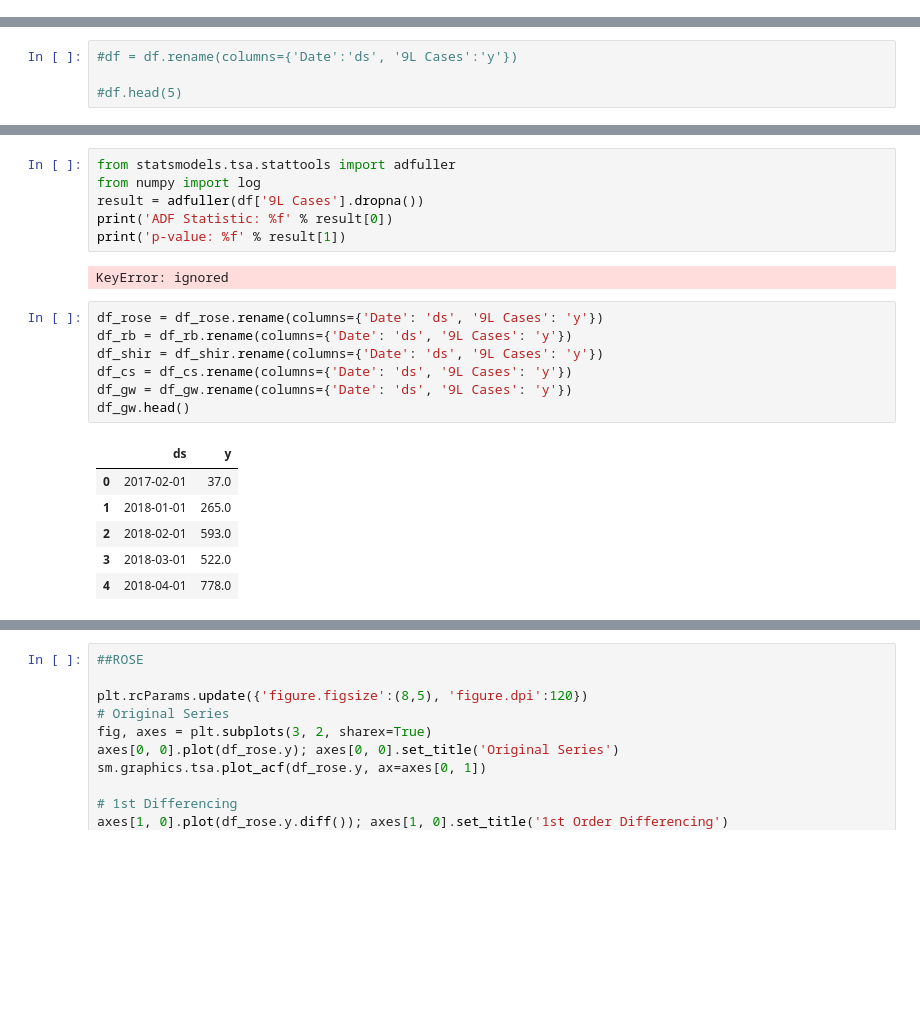
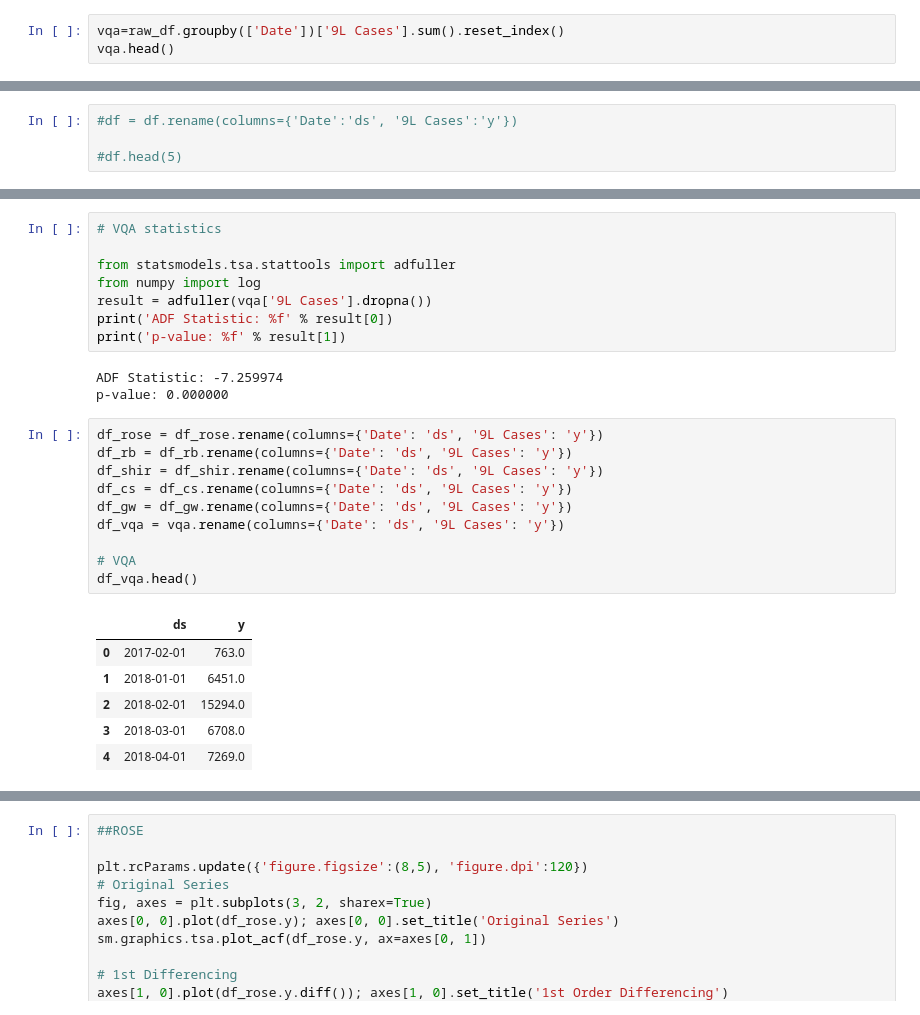
Before and after one commit to fengtastics/111-Capstone, a Jupyter notebook: Arterra_Project.ipynb, the cells around one changed output, grey strips where cells are left out. Saved outputs shown, nothing was run; the diff lists cells and outputs as text; blank space fills up the shorter version.

```diff
--- a/Arterra_Project.ipynb
+++ b/Arterra_Project.ipynb
@@ -179,3 +179,6 @@ gewurz.head()
 | 940 | 2018-01-01 | SUMAC RIDGE | GEWURZTRAMINER | 183.0 | 16.09 | 35395.0 |
 | 929 | 2018-01-01 | SEE YA LATER RANCH | GEWURZTRAMINER | 82.0 | 19.54 | 19109.0 |
 | 1026 | 2018-02-01 | SUMAC RIDGE | GEWURZTRAMINER | 230.0 | 16.09 | 44453.0 |
+# %%
+vqa=raw_df.groupby(['Date'])['9L Cases'].sum().reset_index()
+vqa.head()
@@ -244,22 +265,28 @@ KeyError: ignored
 # %%
+# VQA statistics
+
 from statsmodels.tsa.stattools import adfuller
 from numpy import log
-result = adfuller(df['9L Cases'].dropna())
+result = adfuller(vqa['9L Cases'].dropna())
 print('ADF Statistic: %f' % result[0])
 print('p-value: %f' % result[1])
 # %% [output]
-KeyError: ignored
+ADF Statistic: -7.259974
+p-value: 0.000000
 # %%
 df_rose = df_rose.rename(columns={'Date': 'ds', '9L Cases': 'y'})
 df_rb = df_rb.rename(columns={'Date': 'ds', '9L Cases': 'y'})
 df_shir = df_shir.rename(columns={'Date': 'ds', '9L Cases': 'y'})
 df_cs = df_cs.rename(columns={'Date': 'ds', '9L Cases': 'y'})
 df_gw = df_gw.rename(columns={'Date': 'ds', '9L Cases': 'y'})
-df_gw.head()
+df_vqa = vqa.rename(columns={'Date': 'ds', '9L Cases': 'y'})
+
+# VQA
+df_vqa.head()
 # %% [output]
 |  | ds | y |
-| 0 | 2017-02-01 | 37.0 |
-| 1 | 2018-01-01 | 265.0 |
-| 2 | 2018-02-01 | 593.0 |
-| 3 | 2018-03-01 | 522.0 |
-| 4 | 2018-04-01 | 778.0 |
+| 0 | 2017-02-01 | 763.0 |
+| 1 | 2018-01-01 | 6451.0 |
+| 2 | 2018-02-01 | 15294.0 |
+| 3 | 2018-03-01 | 6708.0 |
+| 4 | 2018-04-01 | 7269.0 |
```
Also changed, not shown: parts of 22 cells of this notebook.
